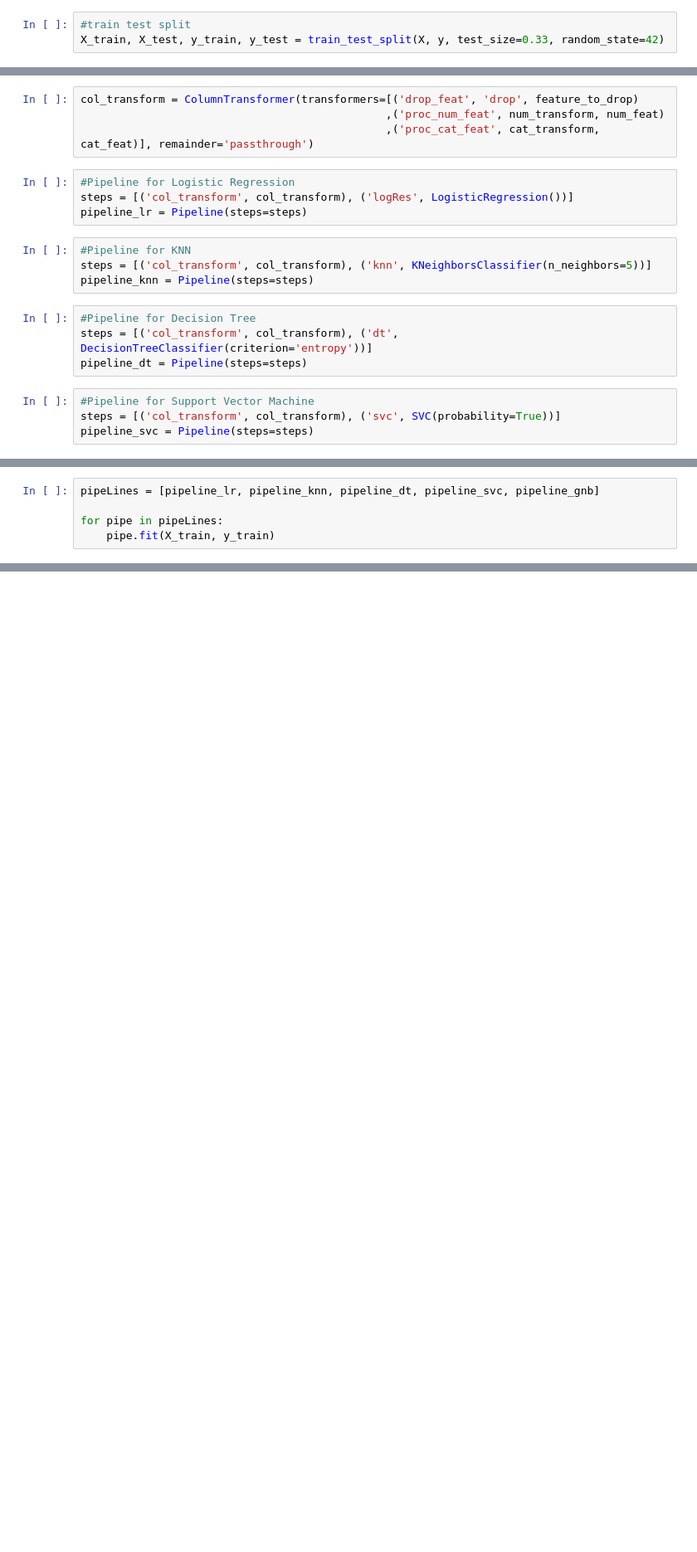
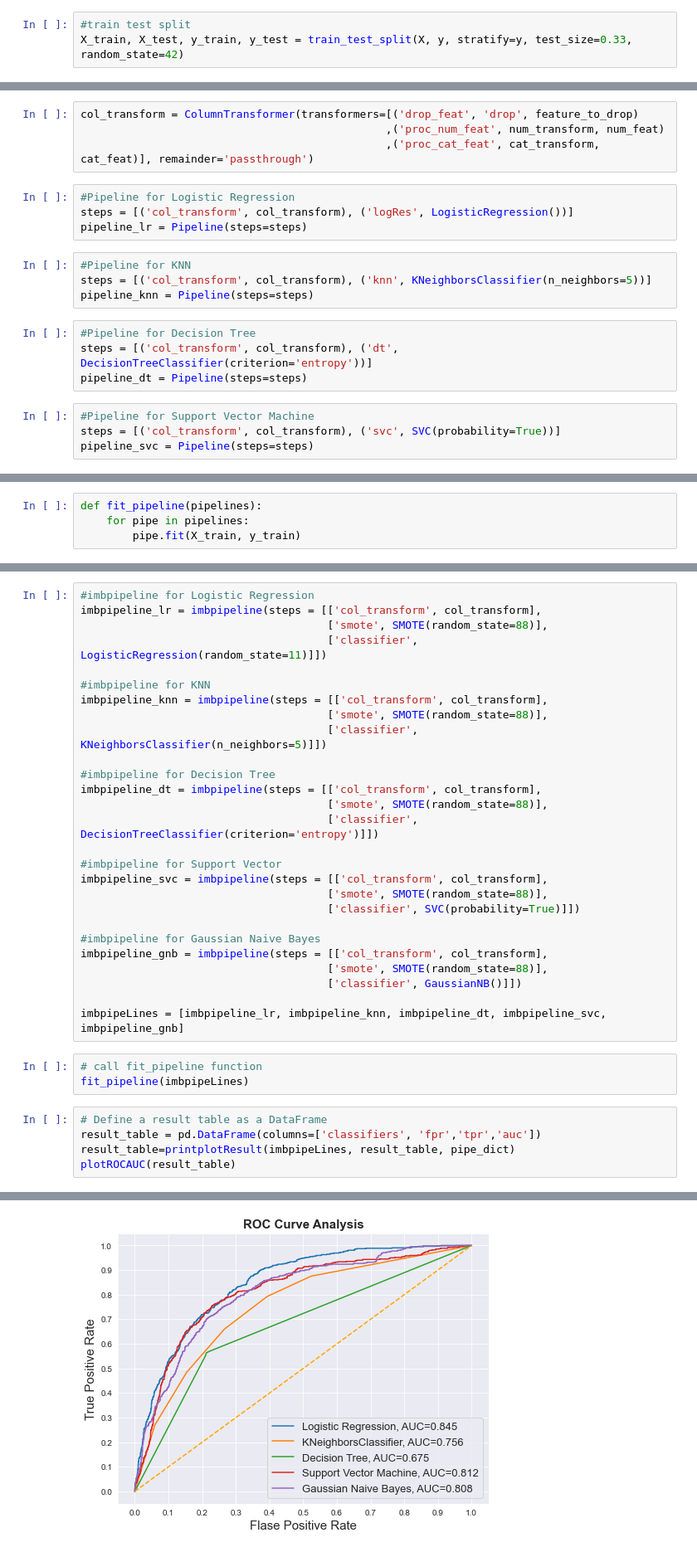
Before and after one commit to carlmaps/MLClassification, a Jupyter notebook: EDA Telco Customer Churn.ipynb, the cells around one changed output, grey strips where cells are left out. Shown at 83% size. Drawn from its saved outputs; the diff is of its cells as text; blank space fills up the shorter version.

```diff
--- a/EDA Telco Customer Churn.ipynb
+++ b/EDA Telco Customer Churn.ipynb
@@ -478,4 +479,4 @@ print(X.shape, y.shape)
 # %%
 #train test split
-X_train, X_test, y_train, y_test = train_test_split(X, y, test_size=0.33, random_state=42)
+X_train, X_test, y_train, y_test = train_test_split(X, y, stratify=y, test_size=0.33, random_state=42)
 # %% [markdown]
@@ -522,6 +523,5 @@ steps = [('col_transform', col_transform), ('svc', GaussianNB())]
 pipeline_gnb = Pipeline(steps=steps)
 # %%
-pipeLines = [pipeline_lr, pipeline_knn, pipeline_dt, pipeline_svc, pipeline_gnb]
-
-for pipe in pipeLines:
-    pipe.fit(X_train, y_train)
+def fit_pipeline(pipelines):
+    for pipe in pipelines:
+        pipe.fit(X_train, y_train)
@@ -595,0 +622,36 @@ plt.show()
+# %%
+#imbpipeline for Logistic Regression
+imbpipeline_lr = imbpipeline(steps = [['col_transform', col_transform],
+                                      ['smote', SMOTE(random_state=88)],
+                                      ['classifier', LogisticRegression(random_state=11)]])
+
+#imbpipeline for KNN
+imbpipeline_knn = imbpipeline(steps = [['col_transform', col_transform],
+                                      ['smote', SMOTE(random_state=88)],
+                                      ['classifier', KNeighborsClassifier(n_neighbors=5)]])
+
+#imbpipeline for Decision Tree
+imbpipeline_dt = imbpipeline(steps = [['col_transform', col_transform],
+                                      ['smote', SMOTE(random_state=88)],
+                                      ['classifier', DecisionTreeClassifier(criterion='entropy')]])
+
+#imbpipeline for Support Vector
+imbpipeline_svc = imbpipeline(steps = [['col_transform', col_transform],
+                                      ['smote', SMOTE(random_state=88)],
+                                      ['classifier', SVC(probability=True)]])
+
+#imbpipeline for Gaussian Naive Bayes
+imbpipeline_gnb = imbpipeline(steps = [['col_transform', col_transform],
+                                      ['smote', SMOTE(random_state=88)],
+                                      ['classifier', GaussianNB()]])
+
+imbpipeLines = [imbpipeline_lr, imbpipeline_knn, imbpipeline_dt, imbpipeline_svc, imbpipeline_gnb]
+# %%
+# call fit_pipeline function
+fit_pipeline(imbpipeLines)
+# %%
+# Define a result table as a DataFrame
+result_table = pd.DataFrame(columns=['classifiers', 'fpr','tpr','auc'])
+result_table=printplotResult(imbpipeLines, result_table, pipe_dict)
+plotROCAUC(result_table)
+# %% [output]
@@ -595,0 +675 @@ plt.show()
+[figure, added]
```
Also changed, not shown: parts of 18 cells of this notebook.
